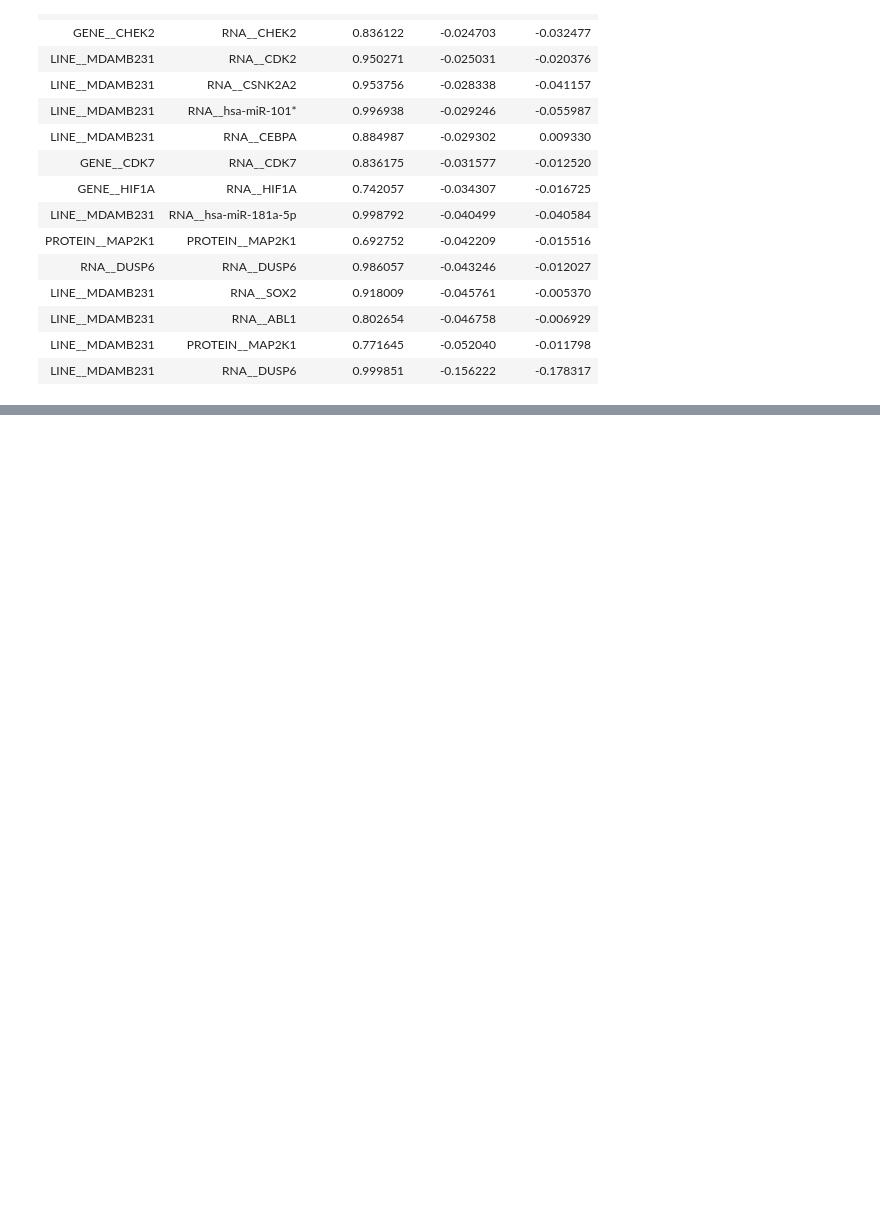
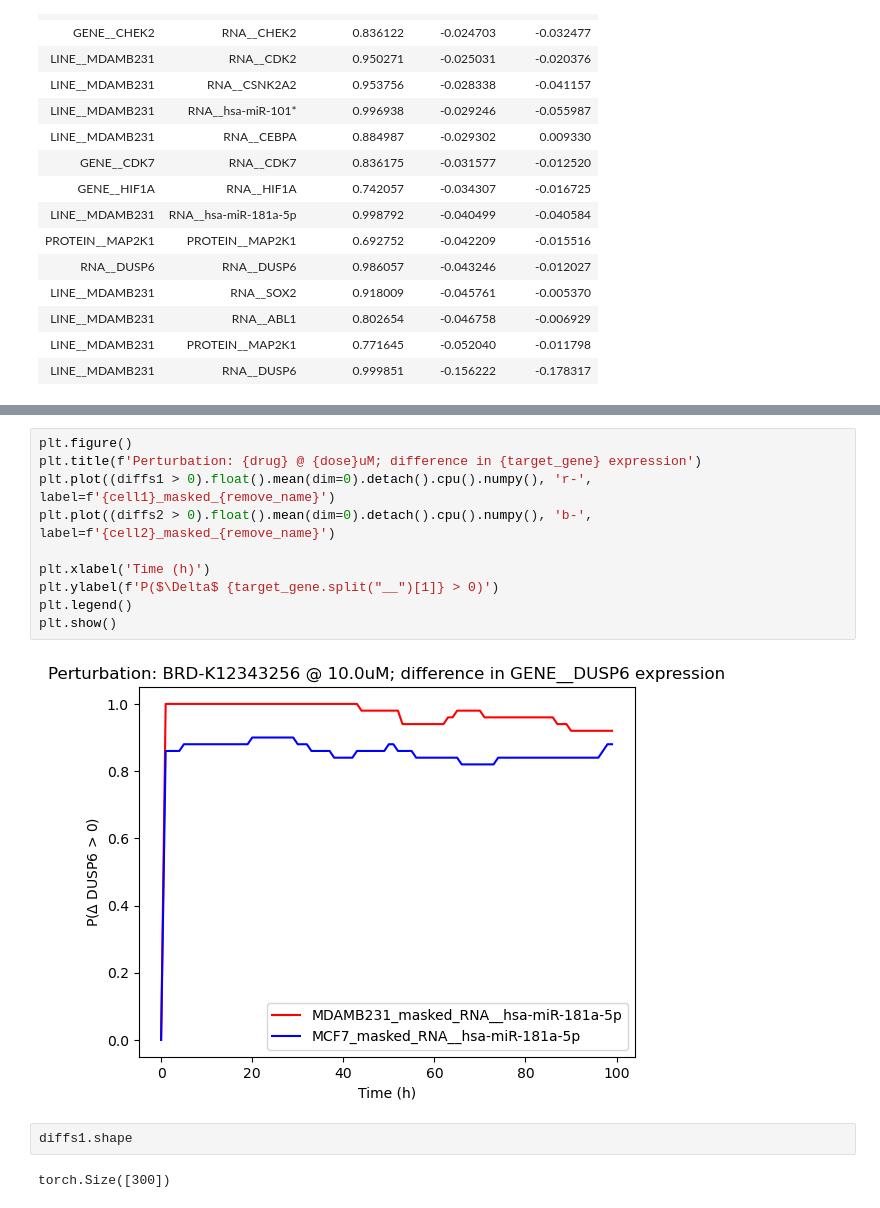
Before and after one commit to nathanieljevans/lincs-gsnn, a Jupyter notebook: notebooks/05d_EXPLAIN__Trametinib_MAPK.ipynb, the cells around one changed output, grey strips where cells are left out. Cells and saved outputs as stored; diff of their text form; blank space fills up the shorter version.

```diff
--- a/notebooks/05d_EXPLAIN__Trametinib_MAPK.ipynb
+++ b/notebooks/05d_EXPLAIN__Trametinib_MAPK.ipynb
@@ -1119,0 +570,16 @@ Final loss: 18.623110
+# %%
+plt.figure()
+plt.title(f'Perturbation: {drug} @ {dose}uM; difference in {target_gene} expression')
+plt.plot((diffs1 > 0).float().mean(dim=0).detach().cpu().numpy(), 'r-', label=f'{cell1}_masked_{remove_name}')
+plt.plot((diffs2 > 0).float().mean(dim=0).detach().cpu().numpy(), 'b-', label=f'{cell2}_masked_{remove_name}')
+
+plt.xlabel('Time (h)')
+plt.ylabel(f'P($\Delta$ {target_gene.split("__")[1]} > 0)')
+plt.legend()
+plt.show()
+# %% [output]
+[figure, added]
+# %%
+diffs1.shape
+# %% [output]
+torch.Size([300])
```
Also changed, not shown: parts of 96 cells of this notebook, 8 other files.
